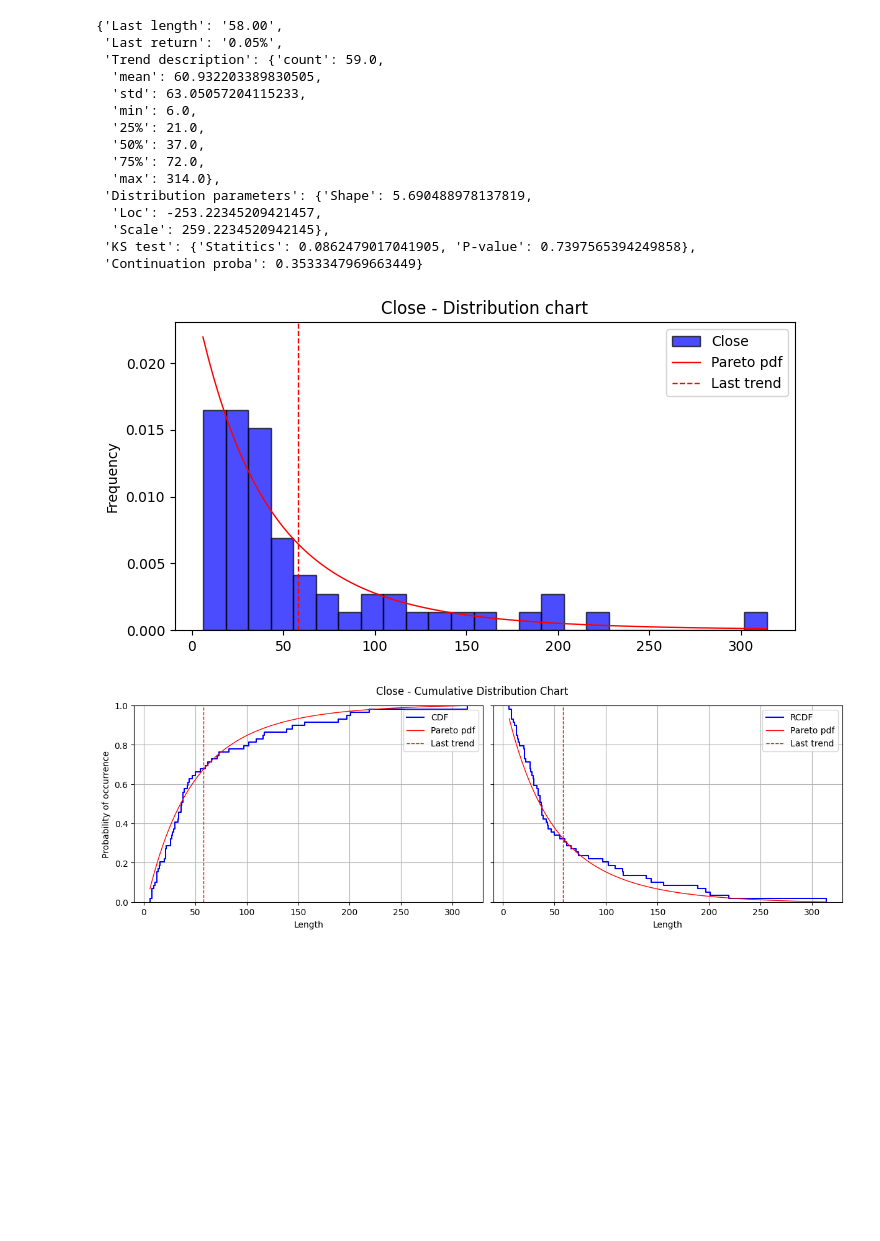
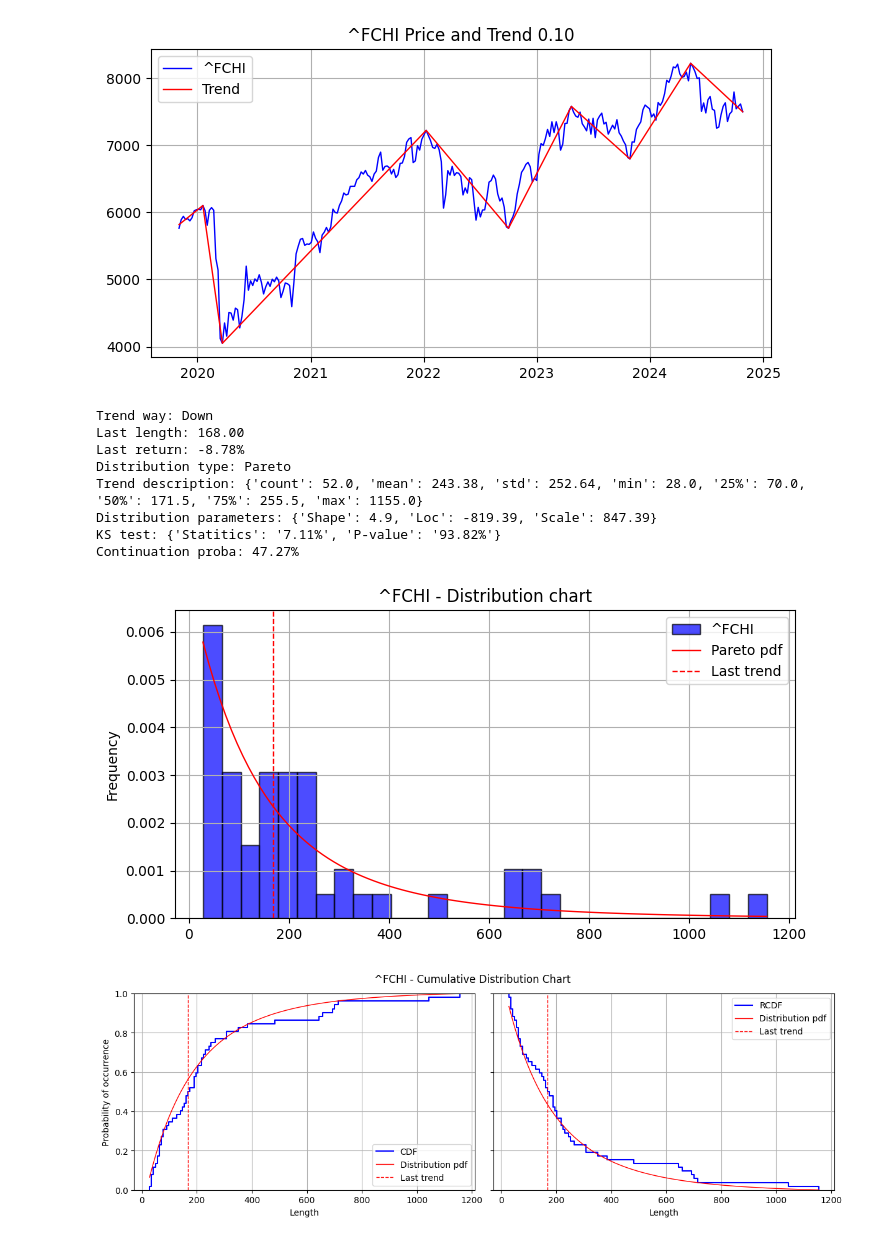
Before and after one commit to Matteo-Bernard/TrendAnalyzer, a Jupyter notebook: trendist_report.ipynb, the cells around one changed output. Drawn from its saved outputs; the diff is of its cells as text; code cells hidden in the pictures; blank space fills up the shorter version.

```diff
--- a/trendist_report.ipynb
+++ b/trendist_report.ipynb
@@ -5,6 +5,6 @@ import yfinance as yf
 %load_ext autoreload
 %autoreload 2
 # %%
-history = yf.Ticker('^FCHI').history('10y').Close
-history.index = pd.to_datetime(history.index, utc=True)
-history.index = history.index.tz_localize(None)
+market_df = yf.Ticker('^FCHI').history('max').Close
+market_df.index = pd.to_datetime(market_df.index.date)
+market_df.name = '^FCHI'
@@ -17,26 +11,21 @@ trend.plot_trend()
-# %%
-trend.get_proba('Length')
-# %% [output]
-{'Last length': '58.00',
- 'Last return': '0.05%',
- 'Trend description': {'count': 59.0,
-  'mean': 60.932203389830505,
-  'std': 63.05057204115233,
-  'min': 6.0,
-  '25%': 21.0,
-  '50%': 37.0,
-  '75%': 72.0,
-  'max': 314.0},
- 'Distribution parameters': {'Shape': 5.690488978137819,
-  'Loc': -253.22345209421457,
-  'Scale': 259.2234520942145},
- 'KS test': {'Statitics': 0.0862479017041905, 'P-value': 0.7397565394249858},
- 'Continuation proba': 0.3533347969663449}
-# %%
-trend.plot_distrib('Length')
-# %% [output]
-[figure, removed]
-# %%
-trend.plot_cumdistrib('Length')
-# %% [output]
-[figure, removed]
+# %%
+threshold = 0.1
+trend = trends(market_df, threshold, timeperiod='W').fit()
+# %%
+metric = 'Length'
+trend.plot_trend()
+trend.get_proba(metric)
+trend.plot_distrib(metric)
+trend.plot_cumdistrib(metric)
+# %% [output]
+[figure, added]
+Trend way: Down
+Last length: 168.00
+Last return: -8.78%
+Distribution type: Pareto
+Trend description: {'count': 52.0, 'mean': 243.38, 'std': 252.64, 'min': 28.0, '25%': 70.0, '50%': 171.5, '75%': 255.5, 'max': 1155.0}
+Distribution parameters: {'Shape': 4.9, 'Loc': -819.39, 'Scale': 847.39}
+KS test: {'Statitics': '7.11%', 'P-value': '93.82%'}
+Continuation proba: 47.27%
+[figure, added]
+[figure, added]
```
Also changed, not shown: parts of 3 cells of this notebook, 1 other file.
